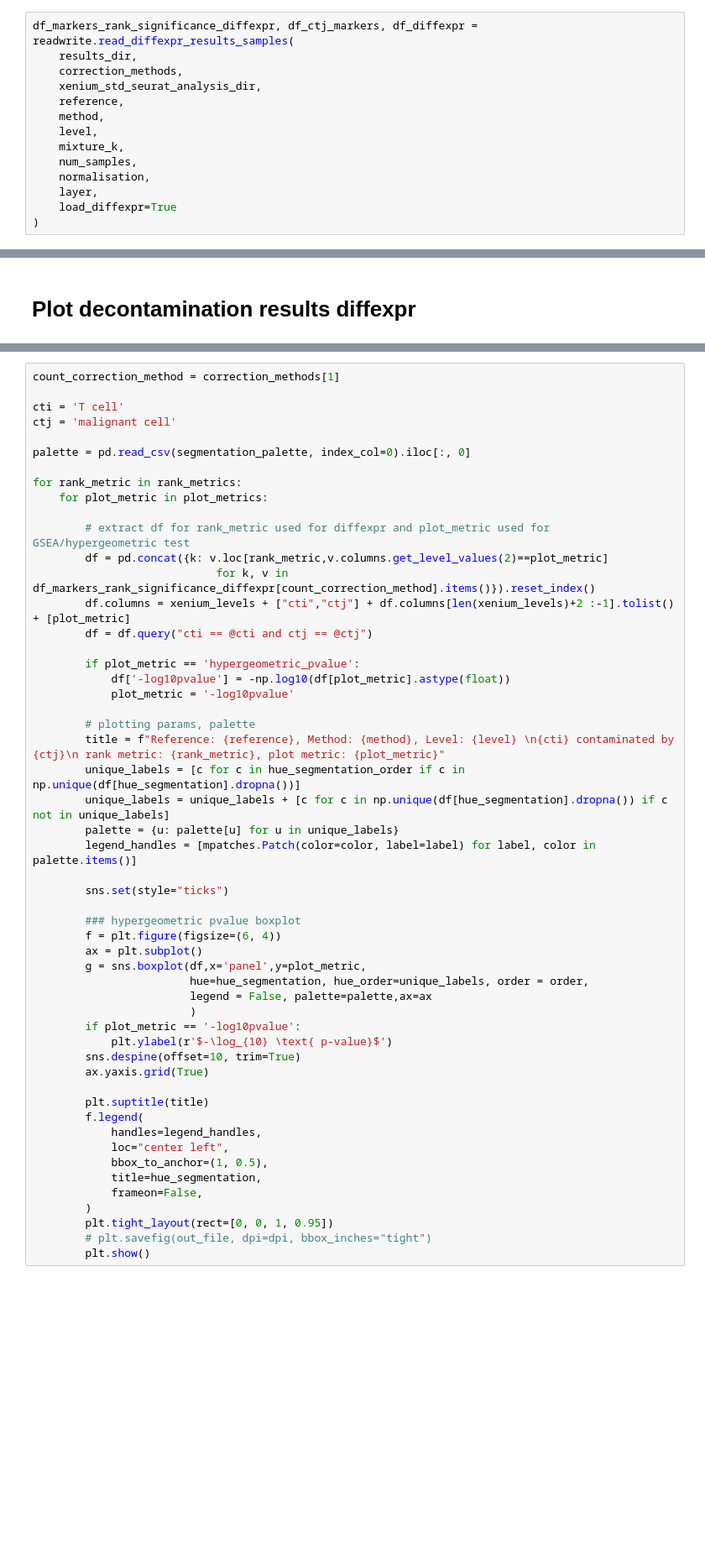
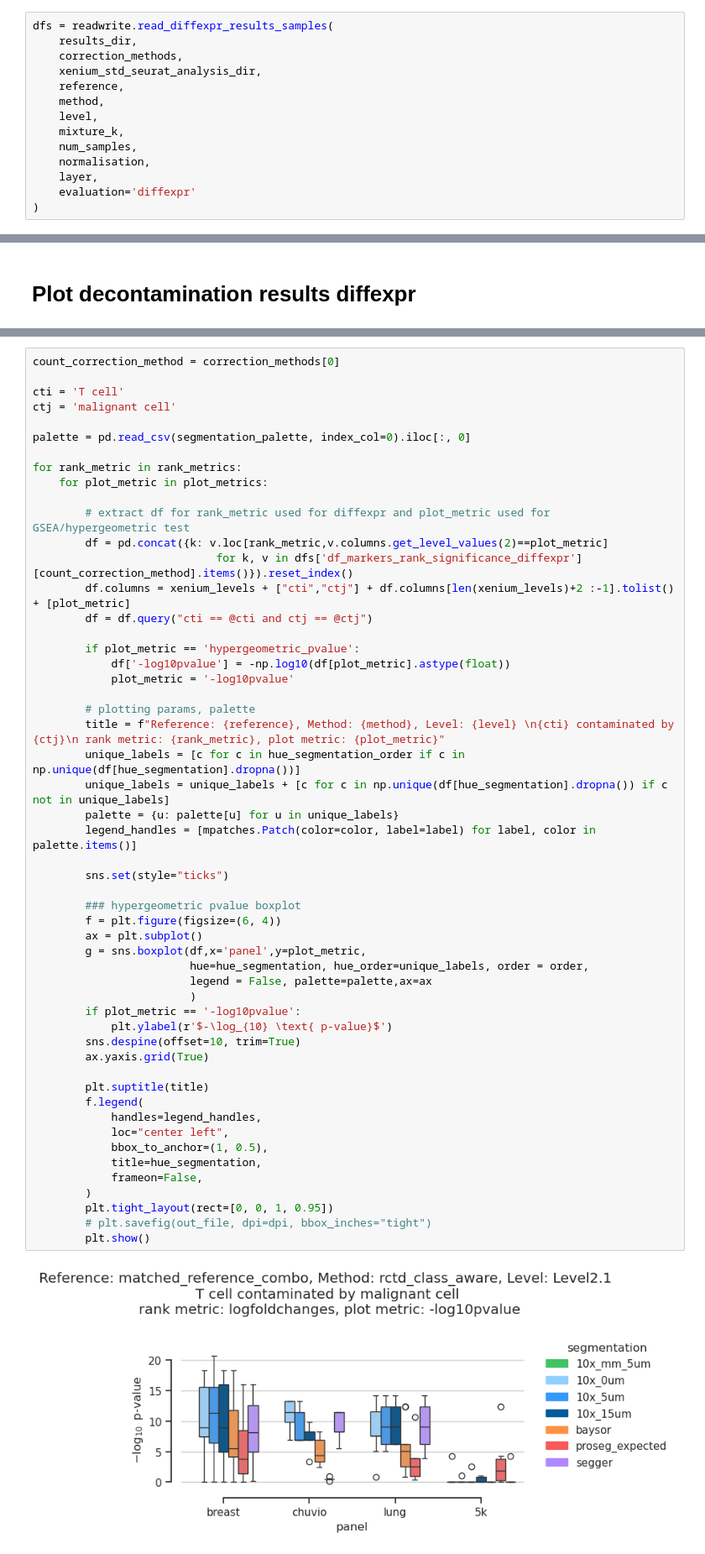
Before and after one commit to bdsc-tds/Bilous2025, a Jupyter notebook: workflow/notebooks/xenium/1-xenium_decontamination_comparison.ipynb, the cells around one changed output, grey strips where cells are left out. Shown at 84% size. Saved outputs shown, nothing was run; the diff lists cells and outputs as text; blank space fills up the shorter version.

```diff
--- a/workflow/notebooks/xenium/1-xenium_decontamination_comparison.ipynb
+++ b/workflow/notebooks/xenium/1-xenium_decontamination_comparison.ipynb
@@ -305,7 +352,7 @@ labels_key = level
 # %% [markdown]
 # Load results diffexpr
 # %%
-df_markers_rank_significance_diffexpr, df_ctj_markers, df_diffexpr = readwrite.read_diffexpr_results_samples(
+dfs = readwrite.read_diffexpr_results_samples(
     results_dir,
     correction_methods,
     xenium_std_seurat_analysis_dir,
@@ -316,6 +363,6 @@ df_markers_rank_significance_diffexpr, df_ctj_markers, df_diffexpr = readwrite.r
     num_samples,
     normalisation,
     layer,
-    load_diffexpr=True
+    evaluation='diffexpr'
 )
 # %% [output]
@@ -539,5 +638,5 @@ ads_scrna['breast'] = ads_scrna.pop('matched_combo_standard_lung_specific')
 # %%
-count_correction_method = correction_methods[1]
+count_correction_method = correction_methods[0]
 
 cti = 'T cell'
 ctj = 'malignant cell'
@@ -549,7 +648,7 @@ for rank_metric in rank_metrics:
 
         # extract df for rank_metric used for diffexpr and plot_metric used for GSEA/hypergeometric test
         df = pd.concat({k: v.loc[rank_metric,v.columns.get_level_values(2)==plot_metric]
-                            for k, v in df_markers_rank_significance_diffexpr[count_correction_method].items()}).reset_index()
+                            for k, v in dfs['df_markers_rank_significance_diffexpr'][count_correction_method].items()}).reset_index()
         df.columns = xenium_levels + ["cti","ctj"] + df.columns[len(xenium_levels)+2 :-1].tolist() + [plot_metric]
         df = df.query("cti == @cti and ctj == @ctj")
 
@@ -562,30 +661,32 @@ for rank_metric in rank_metrics:
         unique_labels = [c for c in hue_segmentation_order if c in np.unique(df[hue_segmentation].dropna())]
         unique_labels = unique_labels + [c for c in np.unique(df[hue_segmentation].dropna()) if c not in unique_labels]
         palette = {u: palette[u] for u in unique_labels}
         legend_handles = [mpatches.Patch(color=color, label=label) for label, color in palette.items()]
 
         sns.set(style="ticks")
 
         ### hypergeometric pvalue boxplot
         f = plt.figure(figsize=(6, 4))
         ax = plt.subplot()
         g = sns.boxplot(df,x='panel',y=plot_metric,
                         hue=hue_segmentation, hue_order=unique_labels, order = order,
                         legend = False, palette=palette,ax=ax
                         )
         if plot_metric == '-log10pvalue':
             plt.ylabel(r'$-\log_{10} \text{ p-value}$')
         sns.despine(offset=10, trim=True)
         ax.yaxis.grid(True)
 
         plt.suptitle(title)
         f.legend(
             handles=legend_handles,
             loc="center left",
             bbox_to_anchor=(1, 0.5),
             title=hue_segmentation,
             frameon=False,
         )
         plt.tight_layout(rect=[0, 0, 1, 0.95])
         # plt.savefig(out_file, dpi=dpi, bbox_inches="tight")
         plt.show()
+# %% [output]
+[figure, added]
```
Also changed, not shown: parts of 23 cells of this notebook, 13 other files.
